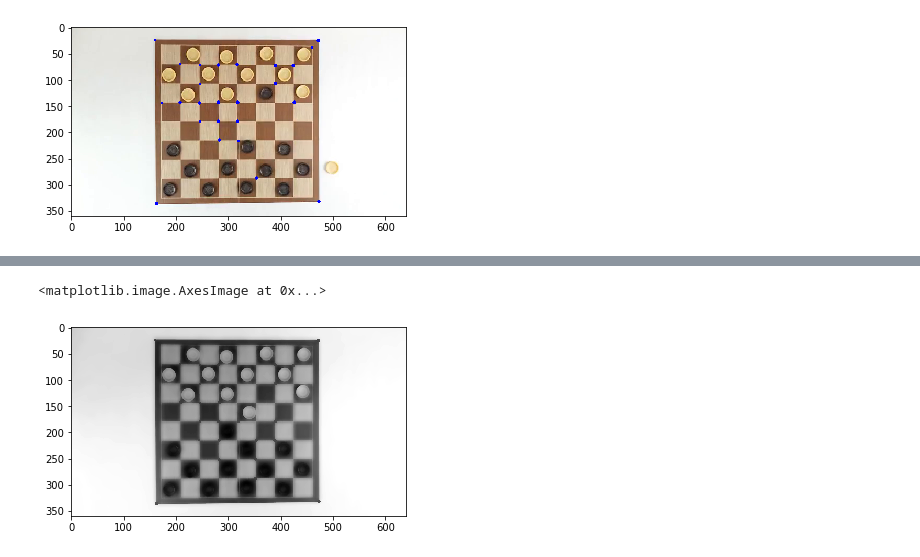
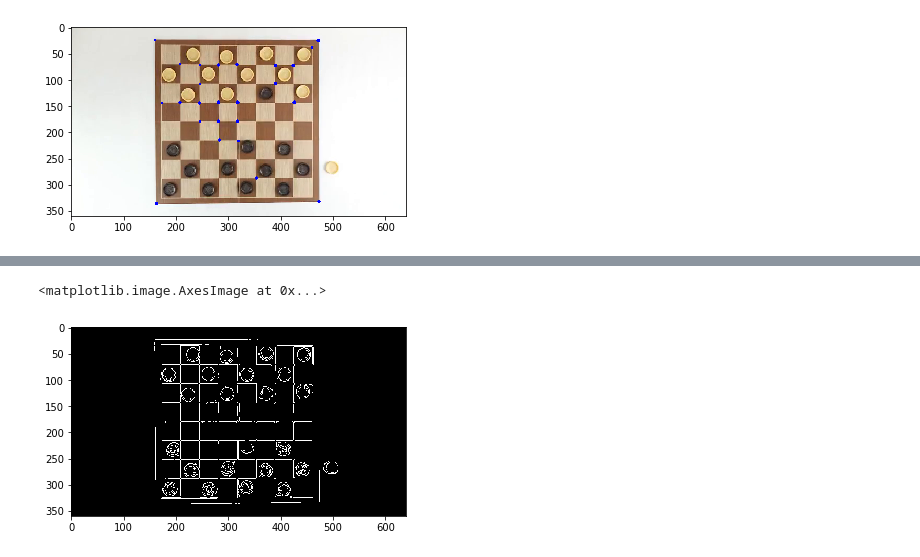
Before and after one commit to alexkassil/playing-the-computer, a Jupyter notebook: Checkers.ipynb, the cells around one changed output, grey strips where cells are left out. Cells and saved outputs as stored; diff of their text form; code cells hidden in the pictures.

```diff
--- a/Checkers.ipynb
+++ b/Checkers.ipynb
@@ -45,5 +40,6 @@ plt.imshow(gray, cmap="gray")
-# %%
-plt.imshow(blurred, cmap="gray")
-# %% [output]
-<matplotlib.image.AxesImage at 0x...>
-[figure, removed]
+# %%
+edges = cv2.Canny(gray,50,150,apertureSize = 3)
+plt.imshow(edges,cmap="gray")
+# %% [output]
+<matplotlib.image.AxesImage at 0x...>
+[figure, added]
```
Also changed, not shown: parts of 17 cells of this notebook, 1 other file.
